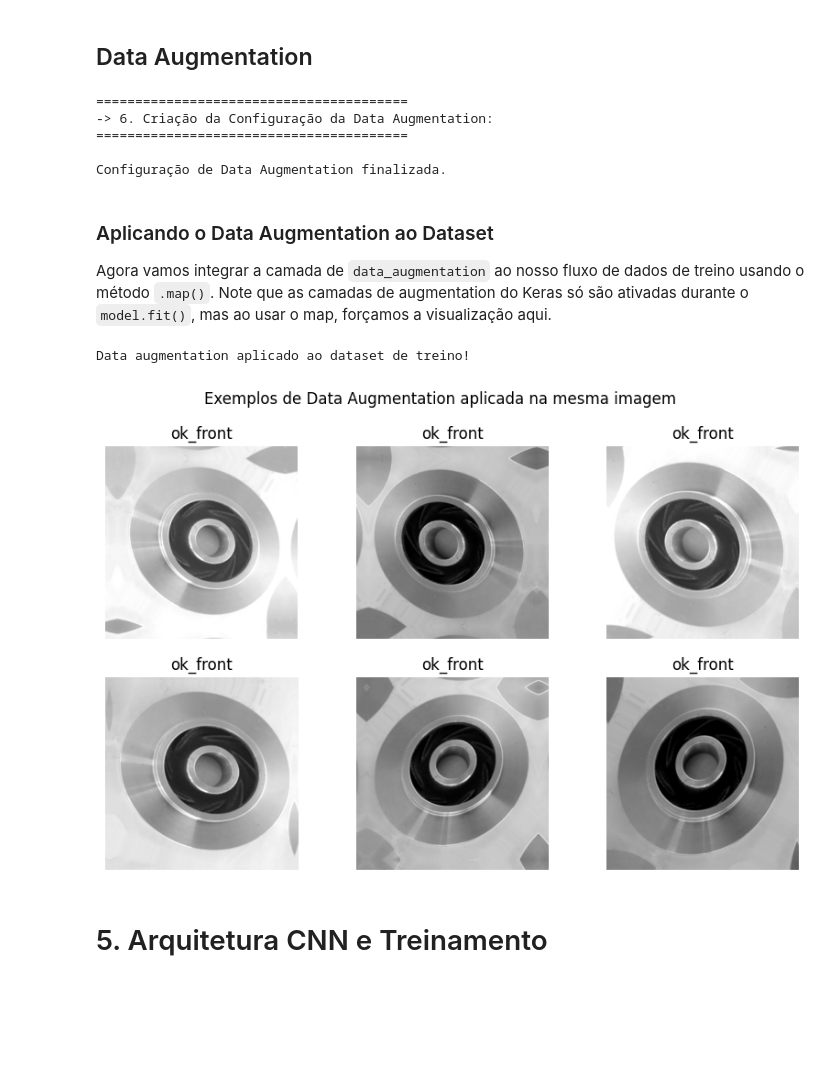
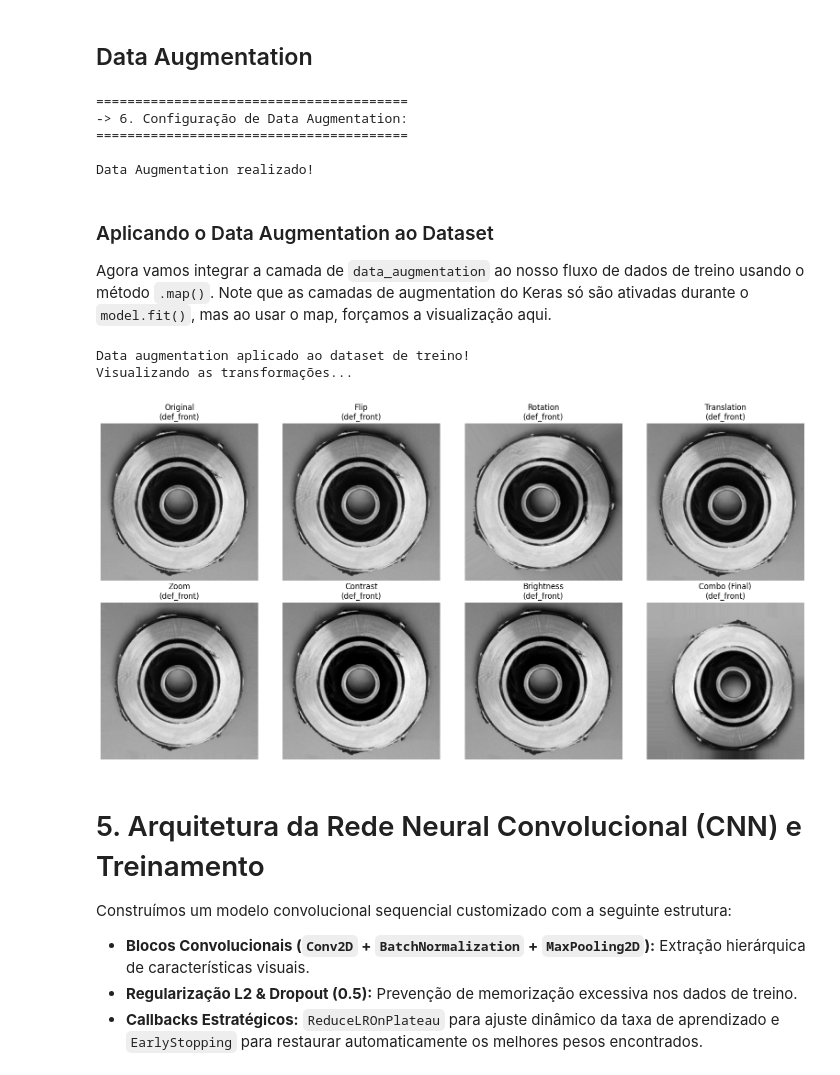
Before and after one commit to dnkamo/SC_TEC-M2_S07-Mini-Projeto-CNN-OpenCV-Pecas, a Jupyter notebook: notebook/SC_TEC_Mod2_Mini_Proj_CNN_OpenCV_Pecas.ipynb, the cells around one changed output. Drawn from its saved outputs; the diff is of its cells as text; code cells hidden in the pictures; blank space fills up the shorter version.

Commit message:
finalização do codigo

```diff
--- a/notebook/SC_TEC_Mod2_Mini_Proj_CNN_OpenCV_Pecas.ipynb
+++ b/notebook/SC_TEC_Mod2_Mini_Proj_CNN_OpenCV_Pecas.ipynb
@@ -470,65 +585,82 @@ Distribuição no Treino: {np.int32(0): np.int64(562), np.int32(1): np.int64(348
 # %% [markdown]
 ## Data Augmentation
 # %%
-# ======================================================
-# 5. DATA AUGMENTATION
-# ======================================================
-
 import tensorflow as tf
 from tensorflow.keras import layers, Sequential
 
 print("="*40)
-print("-> 6. Criação da Configuração da Data Augmentation:")
+print("-> 6. Configuração de Data Augmentation:")
 print("="*40)
 print()
 
-# Definindo as camadas de transformação
+# Alterado para fill_mode='nearest' para estender a cor da borda em vez de refletir
 data_augmentation = Sequential([
     layers.RandomFlip("horizontal_and_vertical"),
-    layers.RandomRotation(0.2),
-    layers.RandomZoom(0.15),
-    layers.RandomContrast(0.12),
-    layers.RandomBrightness(0.2)
+    layers.RandomRotation(0.2, fill_mode='nearest'),
+    layers.RandomTranslation(height_factor=0.08, width_factor=0.08, fill_mode='nearest'),
+    layers.RandomZoom(0.12, fill_mode='nearest'),
+    layers.RandomContrast(0.1),
+    layers.RandomBrightness(0.1)
 ])
 
-print("Configuração de Data Augmentation finalizada.")
+print("Data Augmentation realizado!")
 # %% [output]
 ========================================
--> 6. Criação da Configuração da Data Augmentation:
+-> 6. Configuração de Data Augmentation:
 ========================================
 
-Configuração de Data Augmentation finalizada.
+Data Augmentation realizado!
 # %% [markdown]
 ### Aplicando o Data Augmentation ao Dataset
 
 Agora vamos integrar a camada de `data_augmentation` ao nosso fluxo de dados de treino usando o método `.map()`. Note que as camadas de augmentation do Keras só são ativadas durante o `model.fit()`, mas ao usar o map, forçamos a visualização aqui.
 # %%
 import matplotlib.pyplot as plt
+import tensorflow as tf
+import numpy as np
+from tensorflow.keras import layers
 
 # Aplicando o augmentation ao dataset de treino
 # O parâmetro num_parallel_calls=AUTOTUNE ajuda na performance
 dados_treino_aug = dados_treino.map(
     lambda x, y: (data_augmentation(x, training=True), y),
     num_parallel_calls=tf.data.AUTOTUNE
 )
 
 print("Data augmentation aplicado ao dataset de treino!")
+print("Visualizando as transformações...\n")
 
-# Visualizando o resultado em uma imagem
-plt.figure(figsize=(10, 6))
+# Pegando uma única imagem para demonstração
 for imagens, labels in dados_treino.take(1):
-    for i in range(6):
-        # Aplicamos o augmentation na primeira imagem do lote repetidas vezes para ver as variações
-        aug_img = data_augmentation(tf.expand_dims(imagens[0], 0), training=True)
-        ax = plt.subplot(2, 3, i + 1)
-        plt.imshow(aug_img[0].numpy().astype("uint8"))
-        plt.title(nomes_classes[labels[0]])
-        plt.axis("off")
+    imagem_base = tf.expand_dims(imagens[0], 0)
+    label_base = nomes_classes[labels[0]]
 
-plt.suptitle("Exemplos de Data Augmentation aplicada na mesma imagem")
+# Lista de transformações individuais baseadas no que foi definido anteriormente
+transformacoes = [
+    ("Original", lambda x, training=False: x),
+    ("Flip", layers.RandomFlip("horizontal_and_vertical")),
+    ("Rotation", layers.RandomRotation(0.2, fill_mode='nearest')),
+    ("Translation", layers.RandomTranslation(0.08, 0.08, fill_mode='nearest')),
+    ("Zoom", layers.RandomZoom(0.2, fill_mode='nearest')),
+    ("Contrast", layers.RandomContrast(0.2)),
+    ("Brightness", layers.RandomBrightness(0.2)),
+    ("Combo (Final)", data_augmentation)
+]
+
+plt.figure(figsize=(16, 8))
+
+for i, (nome, camada) in enumerate(transformacoes):
+    # Aplicamos a transformação (training=True é importante para camadas Keras)
+    img_result = camada(imagem_base, training=True)
+
+    ax = plt.subplot(2, 4, i + 1)
+    plt.imshow(img_result[0].numpy().astype("uint8").squeeze(), cmap='gray')
+    plt.title(f"{nome}\n({label_base})")
+    plt.axis("off")
+
+plt.tight_layout()
 plt.show()
 # %% [output]
 Data augmentation aplicado ao dataset de treino!
+Visualizando as transformações...
-[figure, old version]
+[figure, new version]
-# %% [markdown]
-# 5. Arquitetura CNN e Treinamento
@@ -538,0 +667,7 @@ Data augmentation aplicado ao dataset de treino!
+# %% [markdown]
+# 5. Arquitetura da Rede Neural Convolucional (CNN) e Treinamento
+
+Construímos um modelo convolucional sequencial customizado com a seguinte estrutura:
+- **Blocos Convolucionais (`Conv2D` + `BatchNormalization` + `MaxPooling2D`):** Extração hierárquica de características visuais.
+- **Regularização L2 & Dropout (0.5):** Prevenção de memorização excessiva nos dados de treino.
+- **Callbacks Estratégicos:** `ReduceLROnPlateau` para ajuste dinâmico da taxa de aprendizado e `EarlyStopping` para restaurar automaticamente os melhores pesos encontrados.
```
Also changed, not shown: parts of 36 cells of this notebook.
